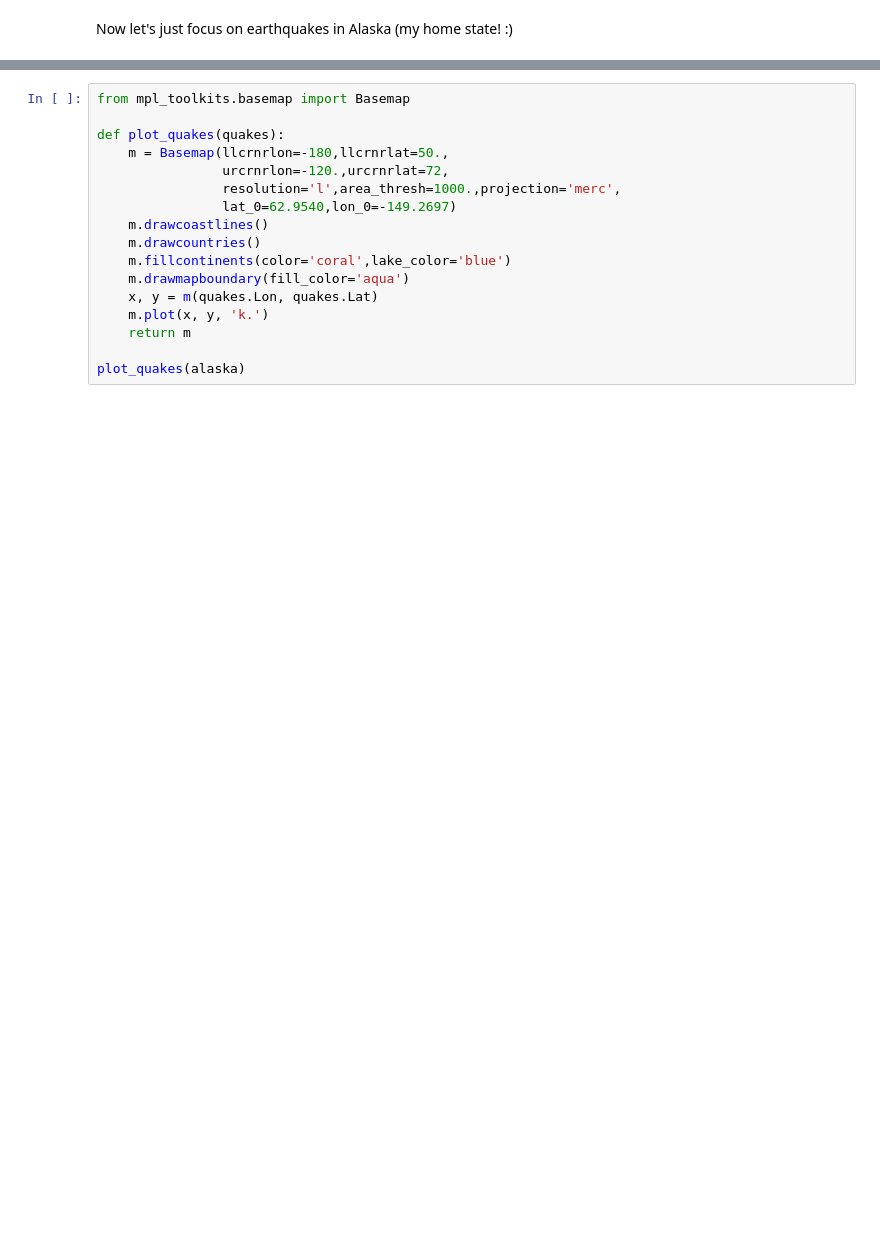
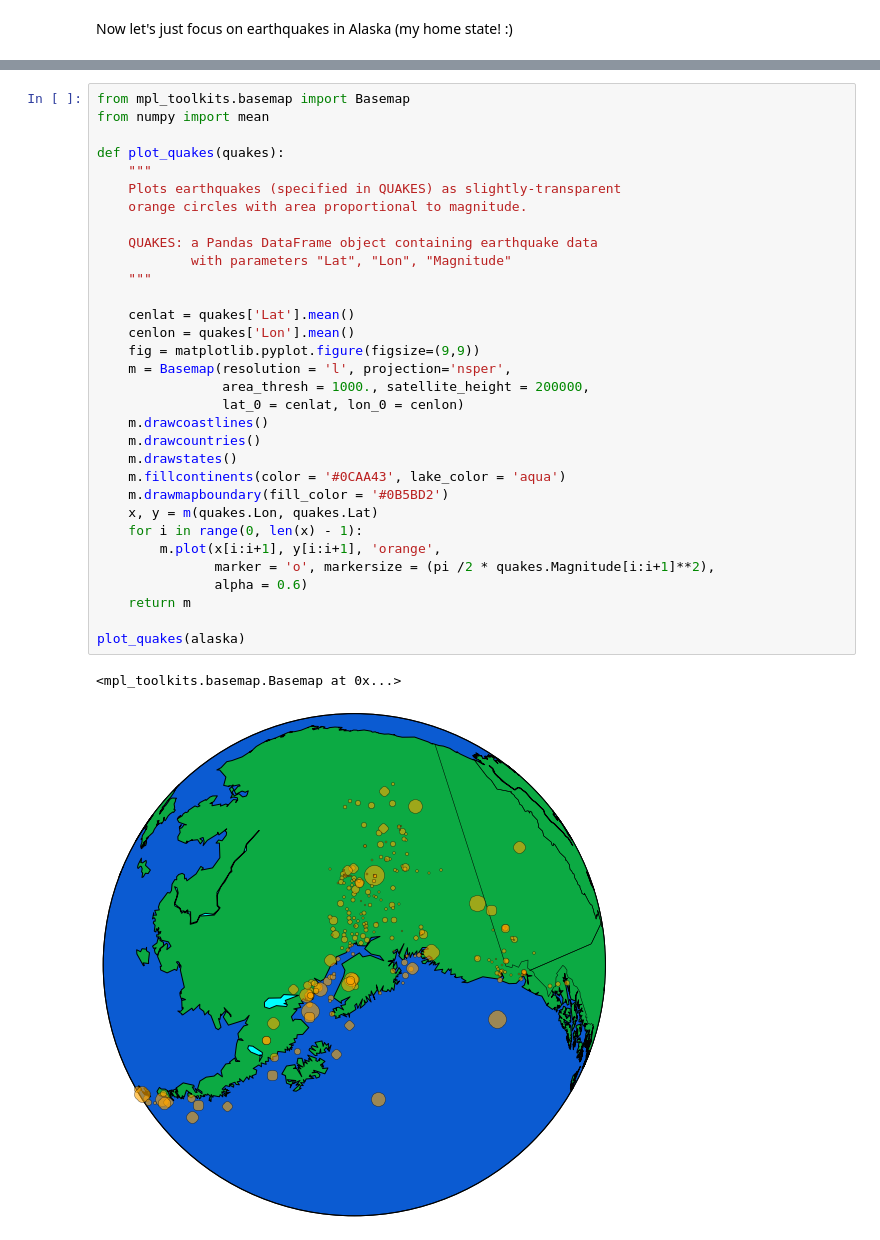
Before and after one commit to reenashah/recent-quakes, a Jupyter notebook: Earthquakes-Curation.ipynb, the cells around one changed output, grey strips where cells are left out. Drawn from its saved outputs; the diff is of its cells as text; blank space fills up the shorter version.

Commit message:
Updated with plot_quakes() from other ipython notebook

```diff
--- a/Earthquakes-Curation.ipynb
+++ b/Earthquakes-Curation.ipynb
@@ -232,17 +152,35 @@ alaska[0:10]
-# %%
-from mpl_toolkits.basemap import Basemap
-
-def plot_quakes(quakes):
-    m = Basemap(llcrnrlon=-180,llcrnrlat=50.,
-                urcrnrlon=-120.,urcrnrlat=72,
-                resolution='l',area_thresh=1000.,projection='merc',
-                lat_0=62.9540,lon_0=-149.2697)
-    m.drawcoastlines()
-    m.drawcountries()
-    m.fillcontinents(color='coral',lake_color='blue')
-    m.drawmapboundary(fill_color='aqua')
-    x, y = m(quakes.Lon, quakes.Lat)
-    m.plot(x, y, 'k.')
-    return m
-
-plot_quakes(alaska)
+# %%
+from mpl_toolkits.basemap import Basemap
+from numpy import mean
+
+def plot_quakes(quakes):
+    """
+    Plots earthquakes (specified in QUAKES) as slightly-transparent
+    orange circles with area proportional to magnitude.
+
+    QUAKES: a Pandas DataFrame object containing earthquake data
+            with parameters "Lat", "Lon", "Magnitude"
+    """
+
+    cenlat = quakes['Lat'].mean()
+    cenlon = quakes['Lon'].mean()
+    fig = matplotlib.pyplot.figure(figsize=(9,9))
+    m = Basemap(resolution = 'l', projection='nsper',
+                area_thresh = 1000., satellite_height = 200000,
+                lat_0 = cenlat, lon_0 = cenlon)
+    m.drawcoastlines()
+    m.drawcountries()
+    m.drawstates()
+    m.fillcontinents(color = '#0CAA43', lake_color = 'aqua')
+    m.drawmapboundary(fill_color = '#0B5BD2')
+    x, y = m(quakes.Lon, quakes.Lat)
+    for i in range(0, len(x) - 1):
+        m.plot(x[i:i+1], y[i:i+1], 'orange',
+               marker = 'o', markersize = (pi /2 * quakes.Magnitude[i:i+1]**2),
+               alpha = 0.6)
+    return m
+
+plot_quakes(alaska)
+# %% [output]
+<mpl_toolkits.basemap.Basemap at 0x...>
+[figure, added]
```
Also changed, not shown: parts of 16 cells of this notebook.
